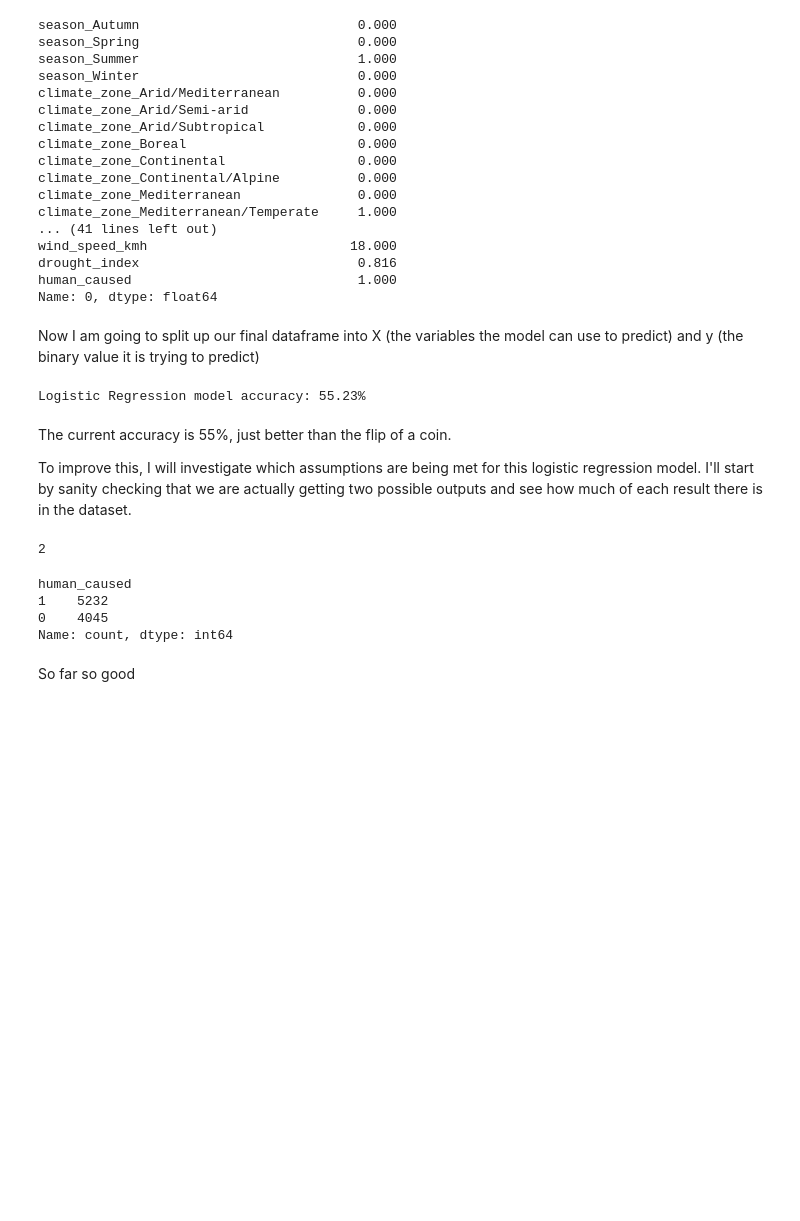
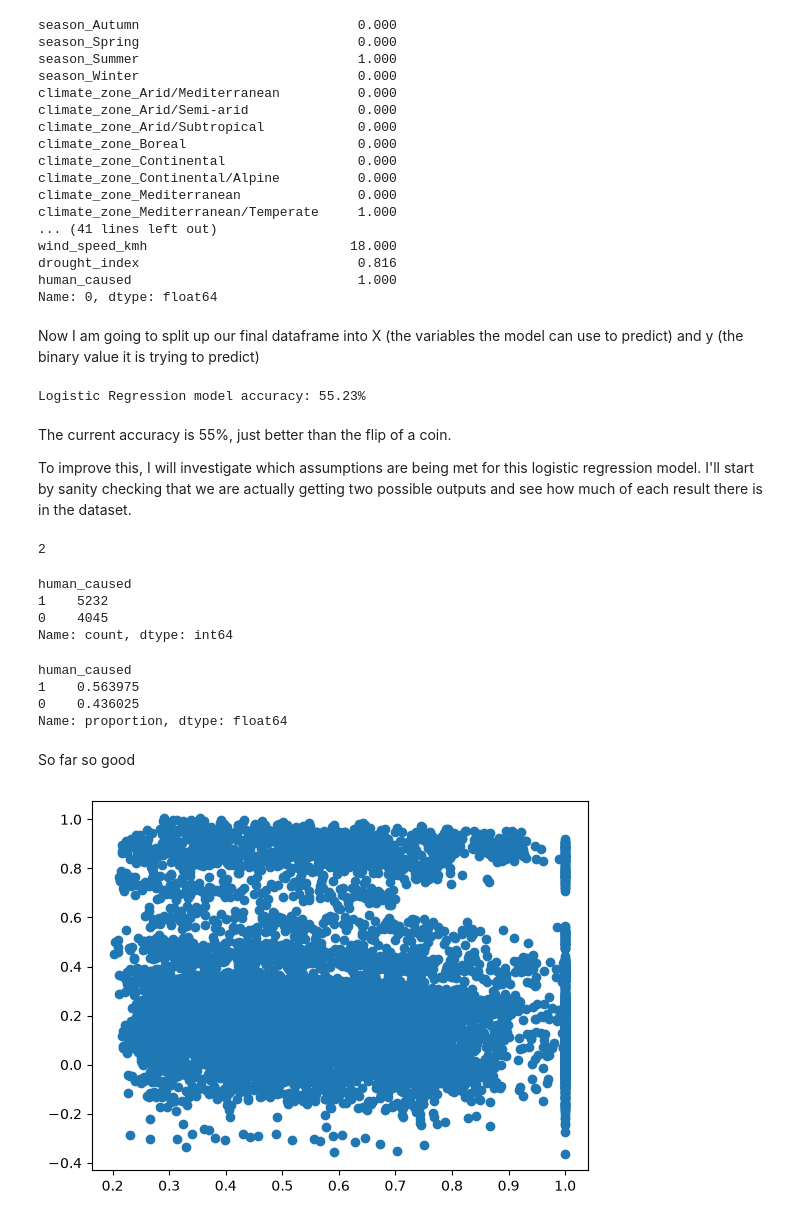
Before and after one commit to EdKinge/Wildfire-ML-Project, a Jupyter notebook: wildfire.ipynb, the cells around one changed output. Cells and saved outputs as stored; diff of their text form; code cells hidden in the pictures; blank space fills up the shorter version.

```diff
--- a/wildfire.ipynb
+++ b/wildfire.ipynb
@@ -340,5 +357,33 @@ human_caused
 1    5232
 0    4045
 Name: count, dtype: int64
+# %%
+y.value_counts(normalize=True)
+# %% [output]
+human_caused
+1    0.563975
+0    0.436025
+Name: proportion, dtype: float64
 # %% [markdown]
 So far so good
+# %%
+# air_temp_celsius                        25.800
+# relative_humidity_pct                   24.300
+# wind_speed_kmh                          18.000
+# drought_index
+
+from statsmodels.genmod.generalized_linear_model import GLM
+from statsmodels.genmod import families
+import numpy as np
+
+logit_results = GLM(y, X, family=families.Binomial()).fit()
+predicted = logit_results.predict(X)
+
+# Get log odds values
+log_odds = np.log(predicted / (1 - predicted))
+
+# Visualize predictor continuous variable vs logit values (Age)
+plt.scatter(x=X['drought_index'].values, y=log_odds);
+plt.show()
+# %% [output]
+[figure, added]
```
Also changed, not shown: parts of 6 cells of this notebook.
